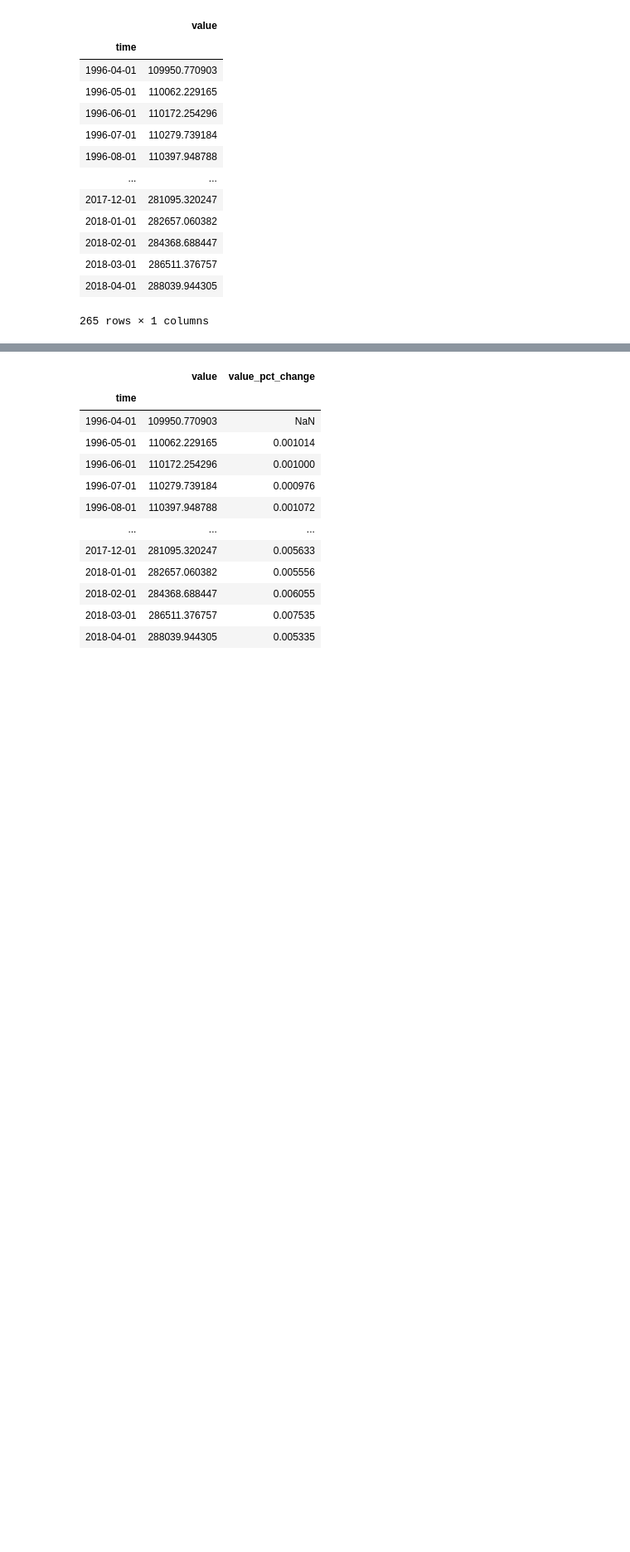
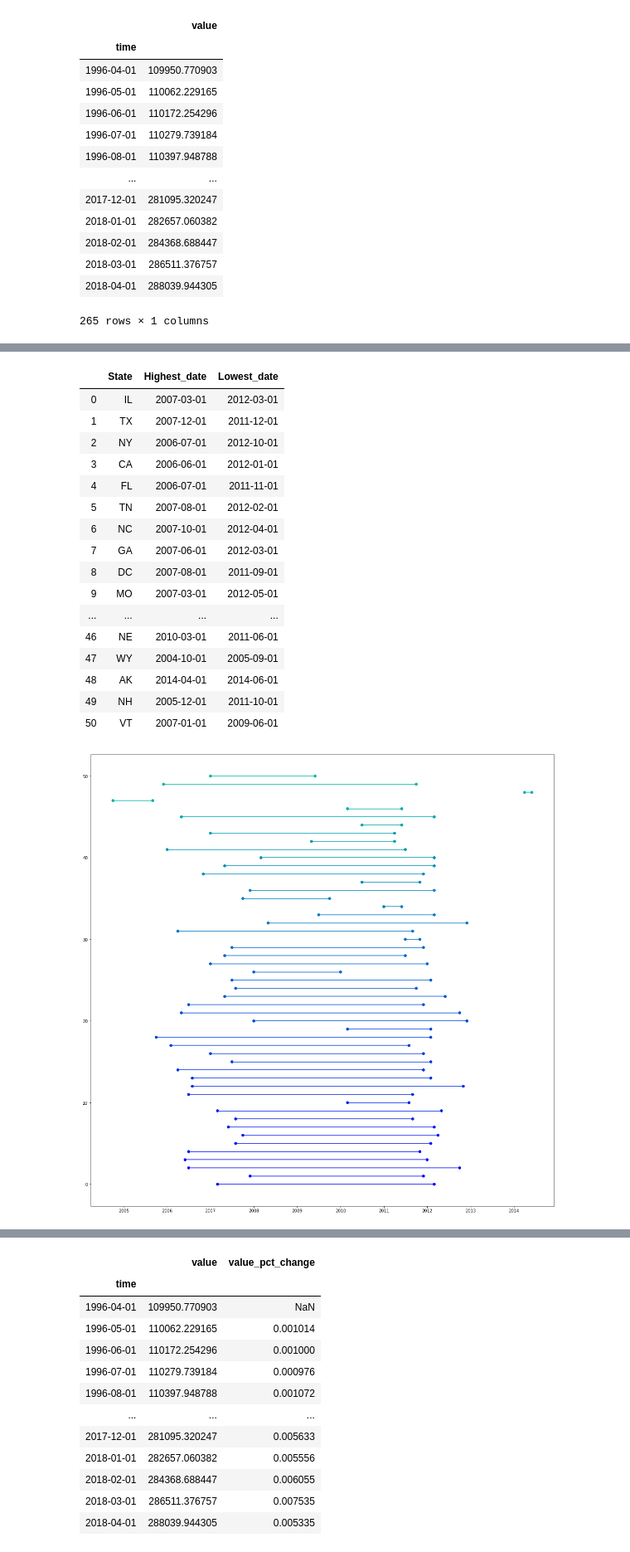
Before and after one commit to Ranykhalil/dsc-mod-4-project-v2-1-london-ds-02172020, a Jupyter notebook: time-series/New_notebook.ipynb, the cells around one changed output, grey strips where cells are left out. Shown at 83% size. Cells and saved outputs as stored; diff of their text form; code cells hidden in the pictures; blank space fills up the shorter version.

```diff
--- a/time-series/New_notebook.ipynb
+++ b/time-series/New_notebook.ipynb
@@ -204,11 +204,3 @@ melt_data(df)
 | 2018-03-01 | 286511.376757 |
 | 2018-04-01 | 288039.944305 |
 265 rows × 1 columns
-# %%
-state_melted_df = pd.DataFrame()
-for state in list(df['State'].unique()):
-    coumn_name = "melted_" + state
-    state_melted_df[coumn_name] = melt_data(df.loc[(df['State']== state)])['value']
-
-state_melted_df
-state_melted_df.plot(figsize=(20,40))
@@ -217,0 +247,55 @@ state_melted_df.plot(figsize=(20,40))
+# %%
+draw_down_df = pd.DataFrame(columns=['State', 'Highest_date', 'Lowest_date'])
+
+for state in list(state_melted_df.columns):
+    xs= state_melted_df[state]
+    trough = np.argmax(np.maximum.accumulate(xs) - xs) # end of the period
+    peak = np.argmax(xs[:trough])
+    draw_down_df = draw_down_df.append({'State': state.strip("melted_"), 'Highest_date': peak.date(), 'Lowest_date': trough.date()}, ignore_index=True)
+
+
+bb = 100
+cmap = plt.cm.get_cmap('winter', 70)
+
+# N, bins, patches = plt.hist(draw_down_df['Highest_date'],bins =bb)
+import random
+
+bb = 100
+shuffled_idx = draw_down_df.index.to_list()
+# random.shuffle(shuffled_idx)
+
+plt.figure(figsize=(20,20))
+plt.scatter(draw_down_df['Highest_date'],draw_down_df.index, color=cmap(shuffled_idx))
+plt.scatter(draw_down_df['Lowest_date'],draw_down_df.index, color=cmap(shuffled_idx))
+
+def connectpoints(x1,x2,y1, color):
+    plt.plot([x1,x2],[y1,y1],'k-', color=color)
+
+list(draw_down_df['Highest_date'])
+# connectpoints(list(draw_down_df['Highest_date']),list(draw_down_df['Lowest_date']),0,1,cmap(shuffled_idx))
+
+
+for i in range(0,51):
+    connectpoints(draw_down_df['Highest_date'][i],draw_down_df['Lowest_date'][i],i ,cmap(shuffled_idx[i]))
+
+
+draw_down_df
+# %% [output]
+|  | State | Highest_date | Lowest_date |
+| 0 | IL | 2007-03-01 | 2012-03-01 |
+| 1 | TX | 2007-12-01 | 2011-12-01 |
+| 2 | NY | 2006-07-01 | 2012-10-01 |
+| 3 | CA | 2006-06-01 | 2012-01-01 |
+| 4 | FL | 2006-07-01 | 2011-11-01 |
+| 5 | TN | 2007-08-01 | 2012-02-01 |
+| 6 | NC | 2007-10-01 | 2012-04-01 |
+| 7 | GA | 2007-06-01 | 2012-03-01 |
+| 8 | DC | 2007-08-01 | 2011-09-01 |
+| 9 | MO | 2007-03-01 | 2012-05-01 |
+| ... | ... | ... | ... |
+| 46 | NE | 2010-03-01 | 2011-06-01 |
+| 47 | WY | 2004-10-01 | 2005-09-01 |
+| 48 | AK | 2014-04-01 | 2014-06-01 |
+| 49 | NH | 2005-12-01 | 2011-10-01 |
+| 50 | VT | 2007-01-01 | 2009-06-01 |
+[figure, added]
```
Also changed, not shown: parts of 23 cells of this notebook.
